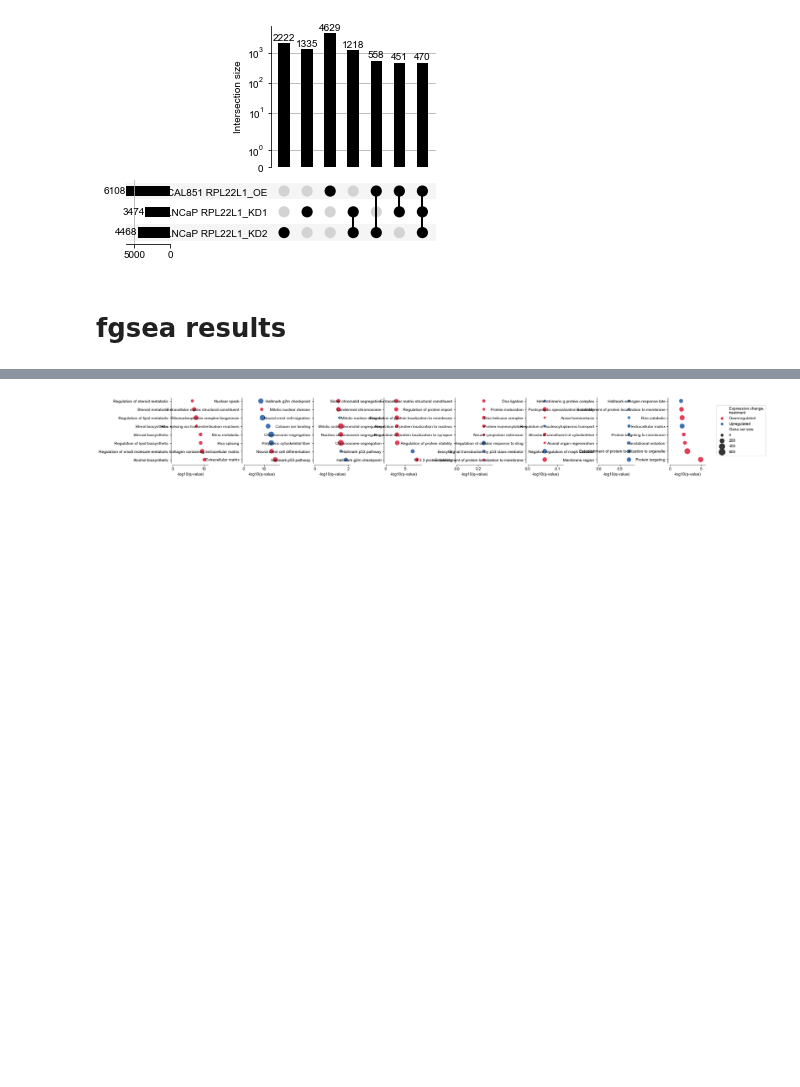
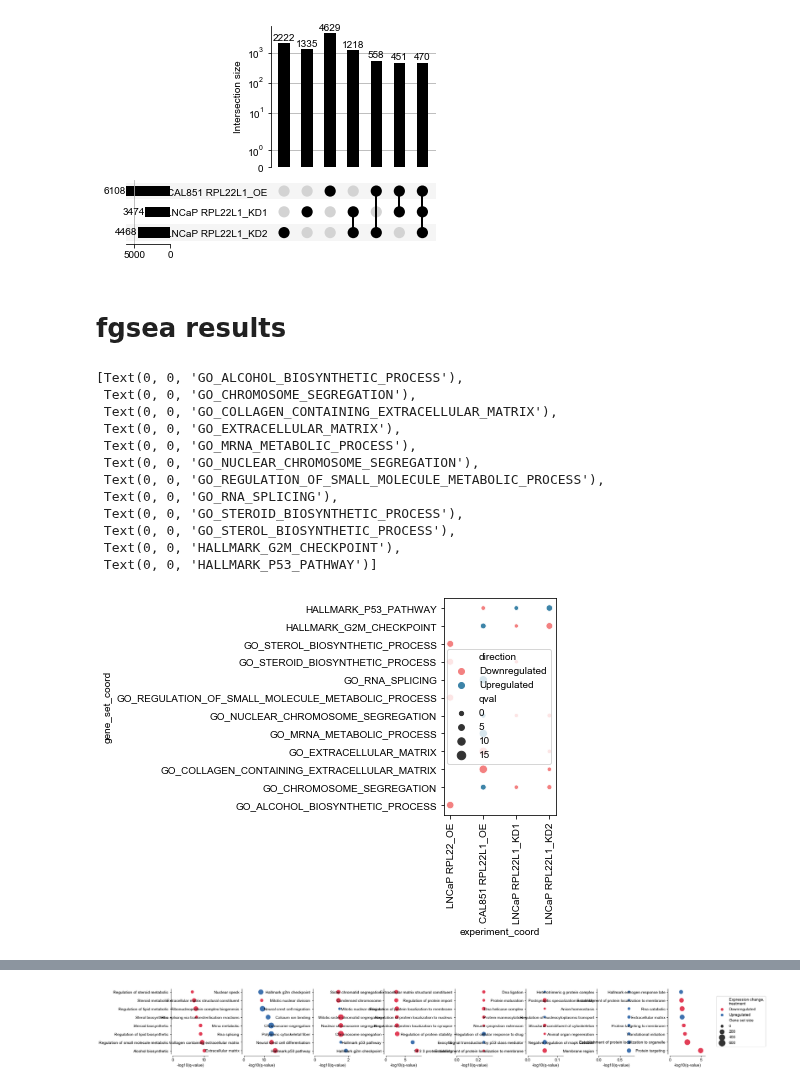
Before and after one commit to kevinhu/mdm4-splicing, a Jupyter notebook: notebooks/fig3_expression.ipynb, the cells around one changed output, grey strips where cells are left out. Saved outputs shown, nothing was run; the diff lists cells and outputs as text; code cells hidden in the pictures; blank space fills up the shorter version.

Commit message:
PathwaySplice

```diff
--- a/notebooks/fig3_expression.ipynb
+++ b/notebooks/fig3_expression.ipynb
@@ -284,3 +284,15 @@ preprocess_fgsea(rpl22_a_ko1_fgsea)
 preprocess_fgsea(rpl22_a_ko2_fgsea)
 preprocess_fgsea(rpl22_b_ko1_fgsea)
 preprocess_fgsea(rpl22_b_ko2_fgsea)
+
+# same order as display_names
+fgseas = [
+    rpl22_oe_fgsea,
+    rpl22l1_oe_fgsea,
+    rpl22l1_kd1_fgsea,
+    rpl22l1_kd2_fgsea,
+    rpl22_a_ko1_fgsea,
+    rpl22_a_ko2_fgsea,
+    rpl22_b_ko1_fgsea,
+    rpl22_b_ko2_fgsea
+]
@@ -286,0 +345,31 @@ preprocess_fgsea(rpl22_b_ko2_fgsea)
+# %%
+plt.figure(figsize=(2,4))
+ax = plt.subplot(111)
+
+sns.scatterplot(
+    merged_top_gsea["experiment_coord"],
+    merged_top_gsea["gene_set_coord"],
+    size=-np.log10(merged_top_gsea["qval"]),
+    hue=merged_top_gsea["direction"],
+    ax=ax,
+    palette={"Upregulated":"#3d84a8","Downregulated":"#f38181"}
+)
+
+ax.set_xticks(np.arange(len(select_names)))
+ax.set_xticklabels(select_names, rotation=90)
+ax.set_yticks(np.arange(len(top_sets)))
+ax.set_yticklabels(top_sets)
+# %% [output]
+[Text(0, 0, 'GO_ALCOHOL_BIOSYNTHETIC_PROCESS'),
+ Text(0, 0, 'GO_CHROMOSOME_SEGREGATION'),
+ Text(0, 0, 'GO_COLLAGEN_CONTAINING_EXTRACELLULAR_MATRIX'),
+ Text(0, 0, 'GO_EXTRACELLULAR_MATRIX'),
+ Text(0, 0, 'GO_MRNA_METABOLIC_PROCESS'),
+ Text(0, 0, 'GO_NUCLEAR_CHROMOSOME_SEGREGATION'),
+ Text(0, 0, 'GO_REGULATION_OF_SMALL_MOLECULE_METABOLIC_PROCESS'),
+ Text(0, 0, 'GO_RNA_SPLICING'),
+ Text(0, 0, 'GO_STEROID_BIOSYNTHETIC_PROCESS'),
+ Text(0, 0, 'GO_STEROL_BIOSYNTHETIC_PROCESS'),
+ Text(0, 0, 'HALLMARK_G2M_CHECKPOINT'),
+ Text(0, 0, 'HALLMARK_P53_PATHWAY')]
+[figure, added]
```
Also changed, not shown: parts of 4 cells of this notebook, 5 other files.
